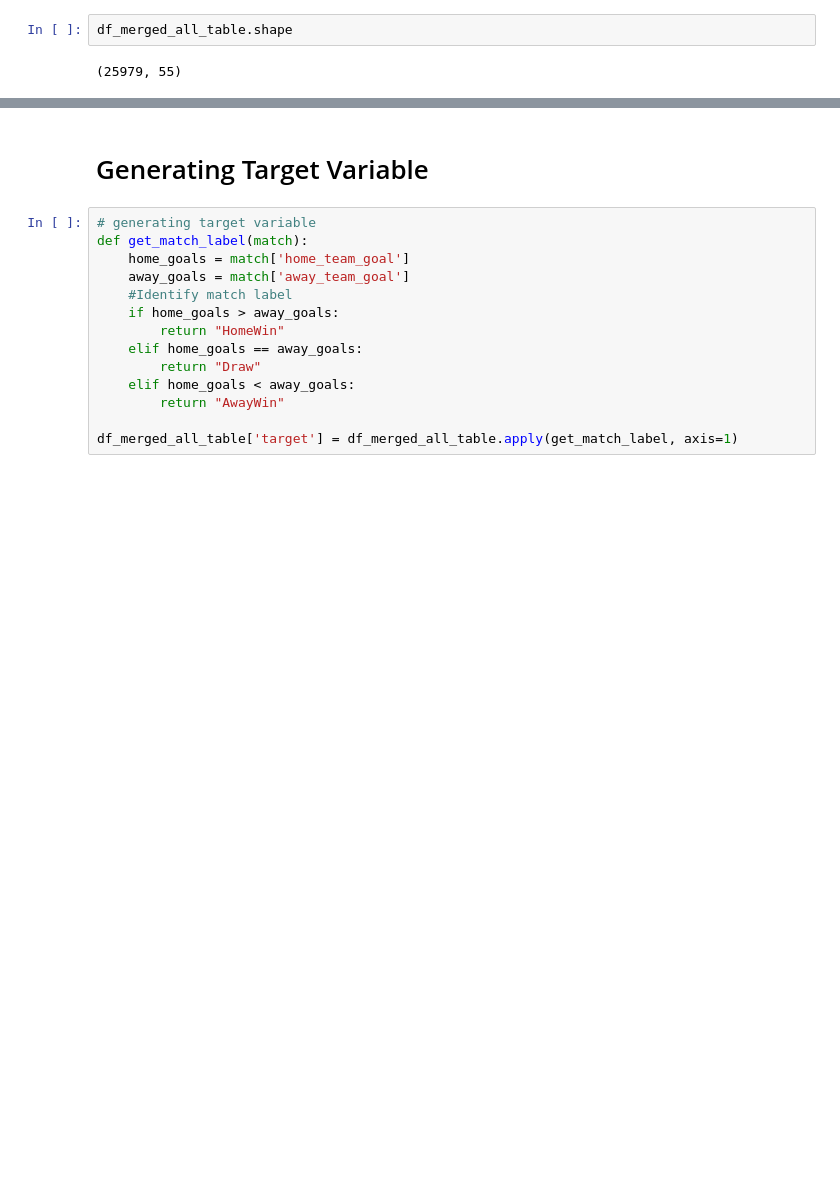
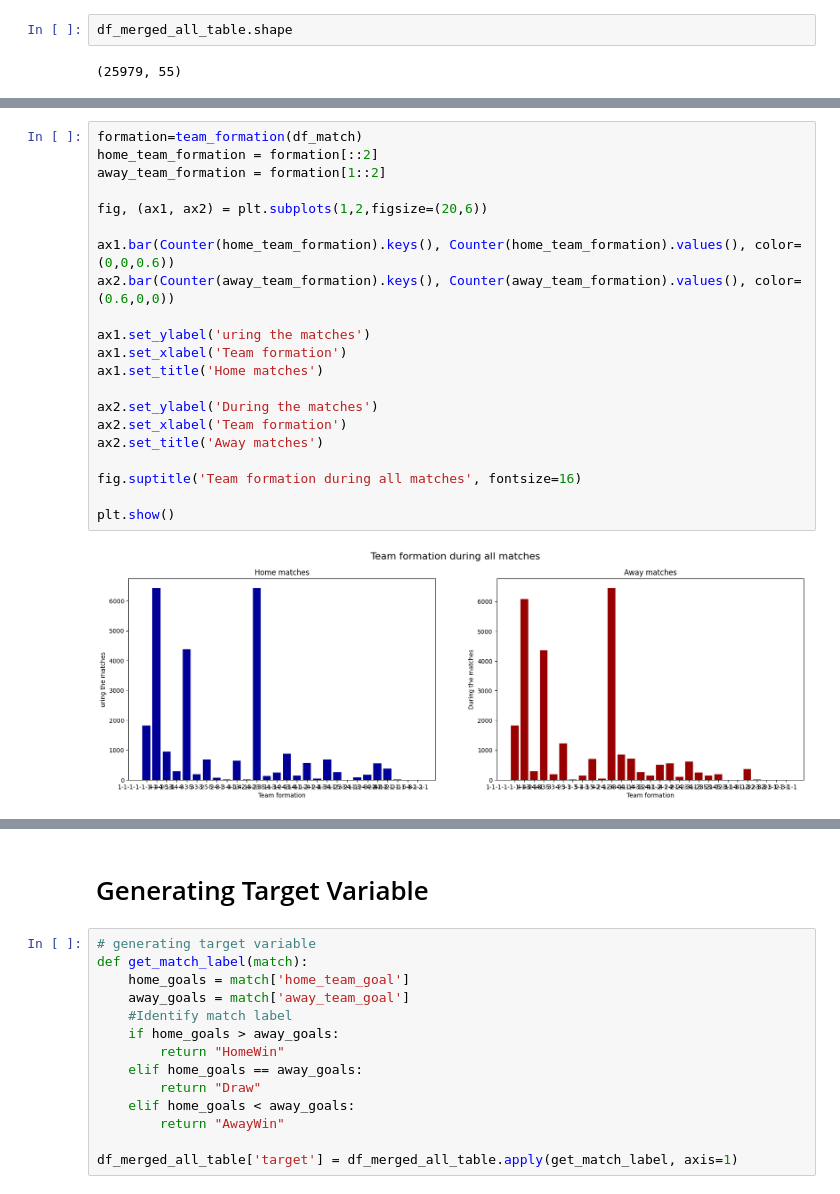
Before and after one commit to ravi7522/Football-Prediction, a Jupyter notebook: data_preprocessing_table_merge.ipynb, the cells around one changed output, grey strips where cells are left out. Saved outputs shown, nothing was run; the diff lists cells and outputs as text; blank space fills up the shorter version.

Commit message:
Update data_preprocessing_table_merge.ipynb
made new feature called team_formation for home and away team. also need to add this feature to the main table

```diff
--- a/data_preprocessing_table_merge.ipynb
+++ b/data_preprocessing_table_merge.ipynb
@@ -451,0 +536,23 @@ df_merged_all_table.shape
+# %%
+formation=team_formation(df_match)
+home_team_formation = formation[::2]
+away_team_formation = formation[1::2]
+
+fig, (ax1, ax2) = plt.subplots(1,2,figsize=(20,6))
+
+ax1.bar(Counter(home_team_formation).keys(), Counter(home_team_formation).values(), color=(0,0,0.6))
+ax2.bar(Counter(away_team_formation).keys(), Counter(away_team_formation).values(), color=(0.6,0,0))
+
+ax1.set_ylabel('uring the matches')
+ax1.set_xlabel('Team formation')
+ax1.set_title('Home matches')
+
+ax2.set_ylabel('During the matches')
+ax2.set_xlabel('Team formation')
+ax2.set_title('Away matches')
+
+fig.suptitle('Team formation during all matches', fontsize=16)
+
+plt.show()
+# %% [output]
+[figure, added]
```
Also changed, not shown: parts of 9 cells of this notebook.
